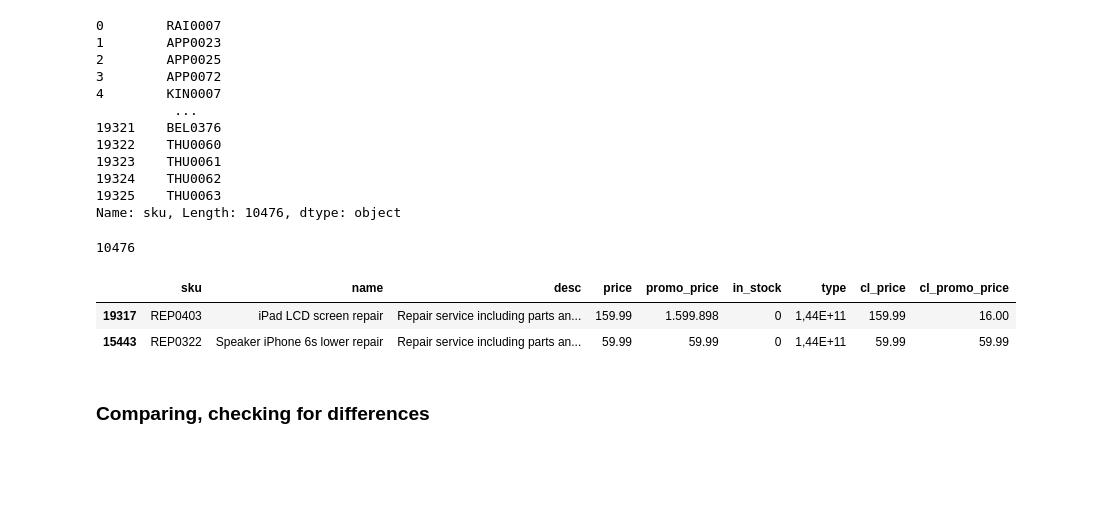
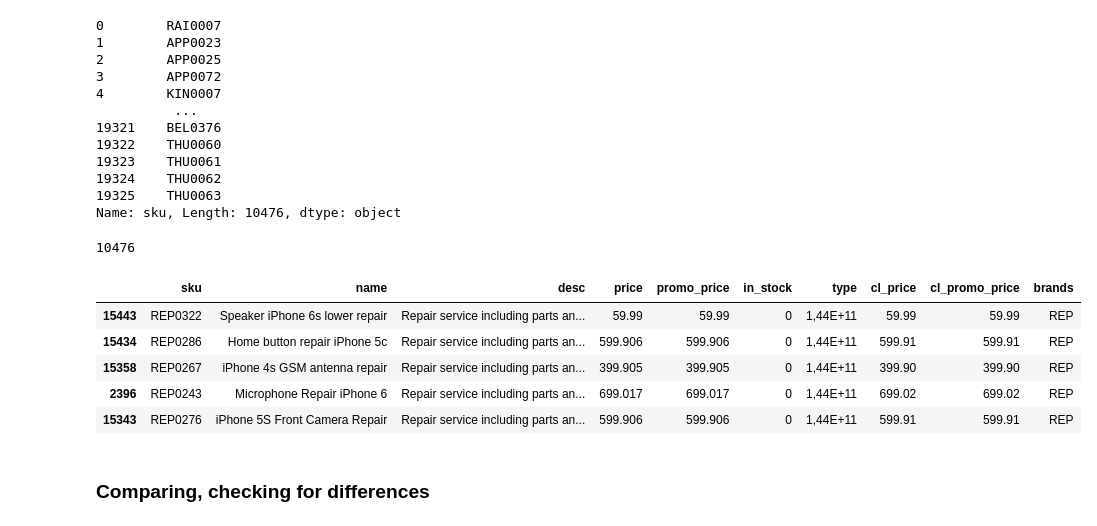
Before and after one commit to FindWhatYou/Pandas_Exercises, a Jupyter notebook: 7_data_cleaning.ipynb, the cells around one changed output. Drawn from its saved outputs; the diff is of its cells as text; code cells hidden in the pictures; blank space fills up the shorter version.

```diff
--- a/7_data_cleaning.ipynb
+++ b/7_data_cleaning.ipynb
@@ -506,11 +506,14 @@ len(products_2sp.sku.unique())
 # %% [output]
 10476
 # %%
-products_2sp[products_1sp.sku.str.slice(0,3) == "REP"].sort_values(by="desc").sample(2)
+products_2sp.loc[products_1sp.sku.str.slice(0,3) == "REP"].sort_values(by="desc").sample(5)
 # %% [output]
-|  | sku | name | desc | price | promo_price | in_stock | type | cl_price | cl_promo_price |
-| 19317 | REP0403 | iPad LCD screen repair | Repair service including parts an... | 159.99 | 1.599.898 | 0 | 1,44E+11 | 159.99 | 16.00 |
-| 15443 | REP0322 | Speaker iPhone 6s lower repair | Repair service including parts an... | 59.99 | 59.99 | 0 | 1,44E+11 | 59.99 | 59.99 |
+|  | sku | name | desc | price | promo_price | in_stock | type | cl_price | cl_promo_price | brands |
+| 15443 | REP0322 | Speaker iPhone 6s lower repair | Repair service including parts an... | 59.99 | 59.99 | 0 | 1,44E+11 | 59.99 | 59.99 | REP |
+| 15434 | REP0286 | Home button repair iPhone 5c | Repair service including parts an... | 599.906 | 599.906 | 0 | 1,44E+11 | 599.91 | 599.91 | REP |
+| 15358 | REP0267 | iPhone 4s GSM antenna repair | Repair service including parts an... | 399.905 | 399.905 | 0 | 1,44E+11 | 399.90 | 399.90 | REP |
+| 2396 | REP0243 | Microphone Repair iPhone 6 | Repair service including parts an... | 699.017 | 699.017 | 0 | 1,44E+11 | 699.02 | 699.02 | REP |
+| 15343 | REP0276 | iPhone 5S Front Camera Repair | Repair service including parts an... | 599.906 | 599.906 | 0 | 1,44E+11 | 599.91 | 599.91 | REP |
 # %%
 products_2sp["brands"] = products_2sp.sku.str.slice(0,3)
 
```
